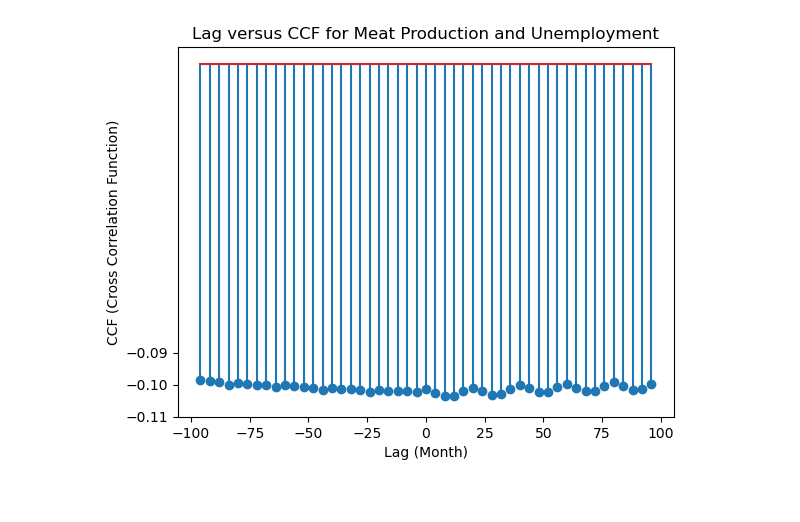
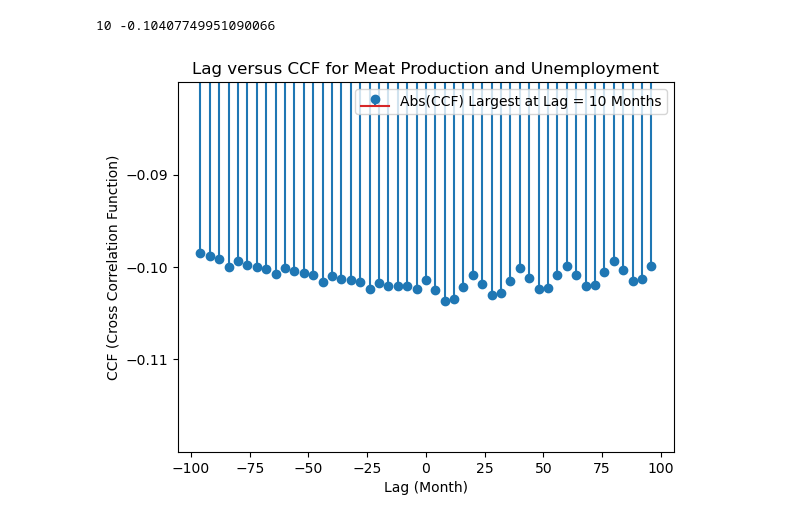
Before and after one commit to arjashok/2024-Summer-Datathon, a Jupyter notebook: src/Lag Analysis.ipynb, the cells around one changed output. Cells and saved outputs as stored; diff of their text form; code cells hidden in the pictures.

Commit message:
redrew lag plot

```diff
--- a/src/Lag Analysis.ipynb
+++ b/src/Lag Analysis.ipynb
@@ -12,33 +12,44 @@ economic_df['Date'] = economic_df['date']
 condition_1 = (economic_df['state'] == 'Nebraska') | (economic_df['state'] == 'Iowa') | (economic_df['state'] == 'Texas') | (economic_df['state'] == 'Kansas') | (economic_df['state'] == 'Illinois')
 condition_2 = (economic_df['state'] == 'Georgia') | (economic_df['state'] == 'Arkansas') | (economic_df['state'] == 'North Carolina') | (economic_df['state'] == 'Alabama') | (economic_df['state'] == 'Mississippi')
 new_economic_df = economic_df[condition_1 | condition_2].copy()
 
 # Merge datasets on 'Year'
 data = pd.merge(production_df, new_economic_df, on='Date')
 data.set_index('Date')
 
 # Create an array of lag values
 num = 96
 lags = np.arange(-num, num + 1)
 
 # Calculating cross-correlation for negative lags
 neg_ccf = ccf(data['unemployment_rate'], data['Production'])
 neg_ccf = neg_ccf[:num + 1][::-1]
 
 # Combine with non-negative lags
 pos_ccf = ccf(data['Production'], data['unemployment_rate'])
 all_ccf = list(neg_ccf) + list(pos_ccf[1:num + 1])
 
+# print(all_ccf)
+
+min_index = 0
+for i in range(0, len(all_ccf)):
+    if all_ccf[i] < all_ccf[min_index]:
+        min_index = i
+print(min_index - num, all_ccf[min_index])
+
 # Slice the arrays to make the graph less overwhelming
 lags_sliced = lags[::4]
 ccf_sliced = all_ccf[::4]
 
-plt.stem(lags_sliced, ccf_sliced)
+plt.stem(lags_sliced, ccf_sliced, label='Abs(CCF) Largest at Lag = 10 Months')
 plt.xlabel('Lag (Month)')
 plt.ylabel('CCF (Cross Correlation Function)')
+plt.ylim(-0.12, -0.08)
 plt.yticks(np.arange(-0.11, -0.08, 0.01)) # set y-axis ticks at intervals
 plt.title('Lag versus CCF for Meat Production and Unemployment')
-# plt.savefig('../visualizations/Lag vs Correlation Coefficients.png')
+plt.legend()
+plt.savefig('../visualizations/Lag Correlation Coefficients.png')
 plt.show()
 # %% [output]
+10 -0.10407749951090066
-[figure, old version]
+[figure, new version]
```
Also changed, not shown: 2 other files.
